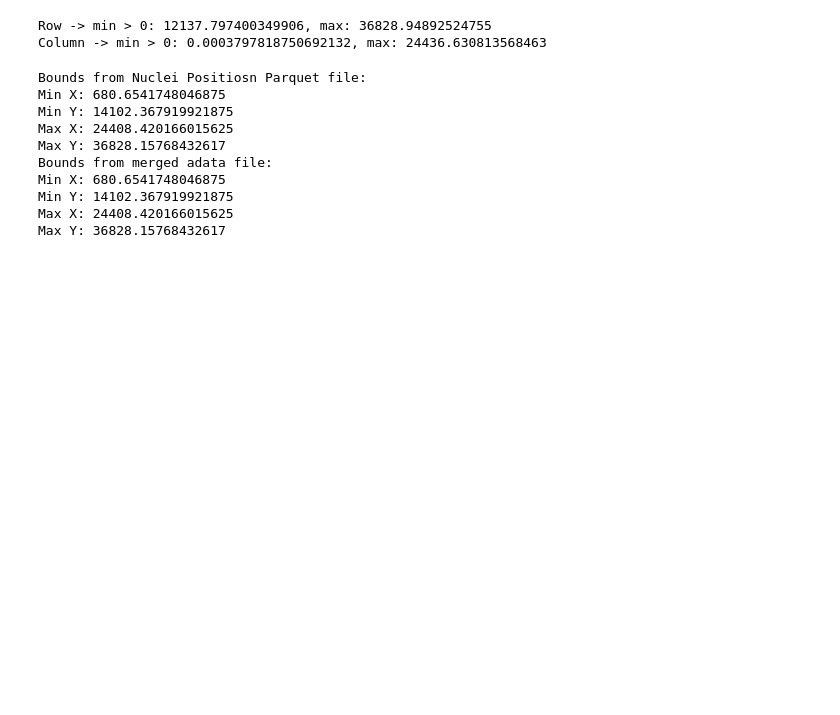
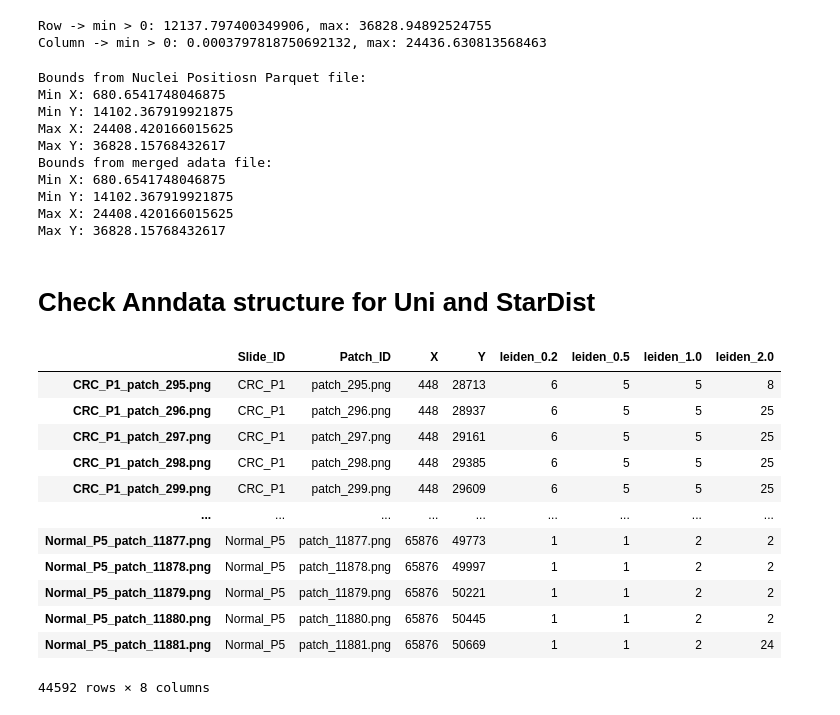
Before and after one commit to CharlieNotChaplin/Genomosaic, a Jupyter notebook: test_file_contents.ipynb, the cells around one changed output. Saved outputs shown, nothing was run; the diff lists cells and outputs as text; code cells hidden in the pictures; blank space fills up the shorter version.

```diff
--- a/test_file_contents.ipynb
+++ b/test_file_contents.ipynb
@@ -206,3 +206,5 @@ Min X: 680.6541748046875
 Min Y: 14102.367919921875
 Max X: 24408.420166015625
 Max Y: 36828.15768432617
+# %% [markdown]
+# Check Anndata structure for Uni and StarDist
@@ -208,0 +214,17 @@ Max Y: 36828.15768432617
+# %%
+unidata_multi = sc.read_h5ad("uni/notebooks/metadata/filtered_WSI_patch_embeddings.h5ad")
+unidata_multi.obs
+# %% [output]
+|  | Slide_ID | Patch_ID | X | Y | leiden_0.2 | leiden_0.5 | leiden_1.0 | leiden_2.0 |
+| CRC_P1_patch_295.png | CRC_P1 | patch_295.png | 448 | 28713 | 6 | 5 | 5 | 8 |
+| CRC_P1_patch_296.png | CRC_P1 | patch_296.png | 448 | 28937 | 6 | 5 | 5 | 25 |
+| CRC_P1_patch_297.png | CRC_P1 | patch_297.png | 448 | 29161 | 6 | 5 | 5 | 25 |
+| CRC_P1_patch_298.png | CRC_P1 | patch_298.png | 448 | 29385 | 6 | 5 | 5 | 25 |
+| CRC_P1_patch_299.png | CRC_P1 | patch_299.png | 448 | 29609 | 6 | 5 | 5 | 25 |
+| ... | ... | ... | ... | ... | ... | ... | ... | ... |
+| Normal_P5_patch_11877.png | Normal_P5 | patch_11877.png | 65876 | 49773 | 1 | 1 | 2 | 2 |
+| Normal_P5_patch_11878.png | Normal_P5 | patch_11878.png | 65876 | 49997 | 1 | 1 | 2 | 2 |
+| Normal_P5_patch_11879.png | Normal_P5 | patch_11879.png | 65876 | 50221 | 1 | 1 | 2 | 2 |
+| Normal_P5_patch_11880.png | Normal_P5 | patch_11880.png | 65876 | 50445 | 1 | 1 | 2 | 2 |
+| Normal_P5_patch_11881.png | Normal_P5 | patch_11881.png | 65876 | 50669 | 1 | 1 | 2 | 24 |
+44592 rows × 8 columns
```
Also changed, not shown: parts of 12 cells of this notebook.
